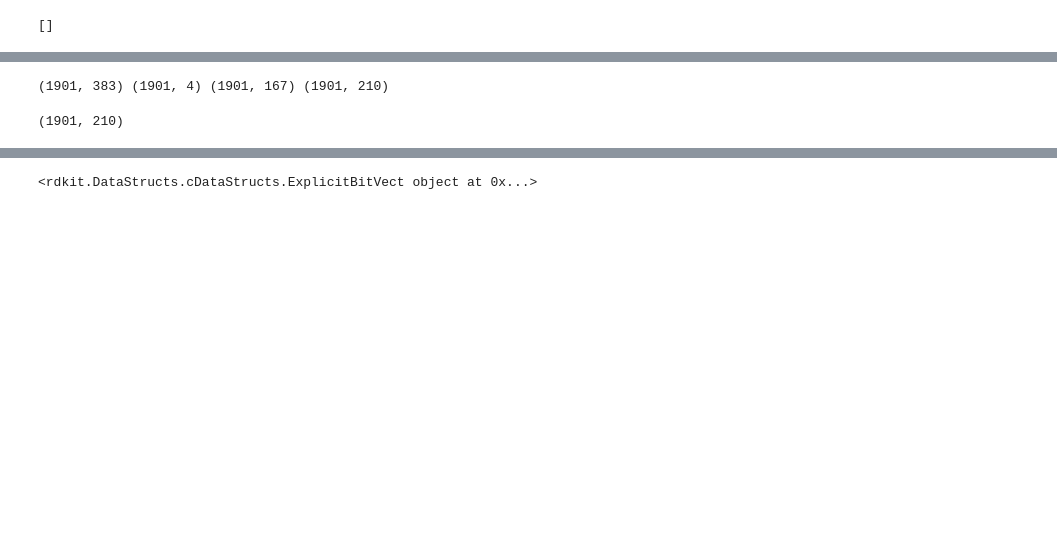
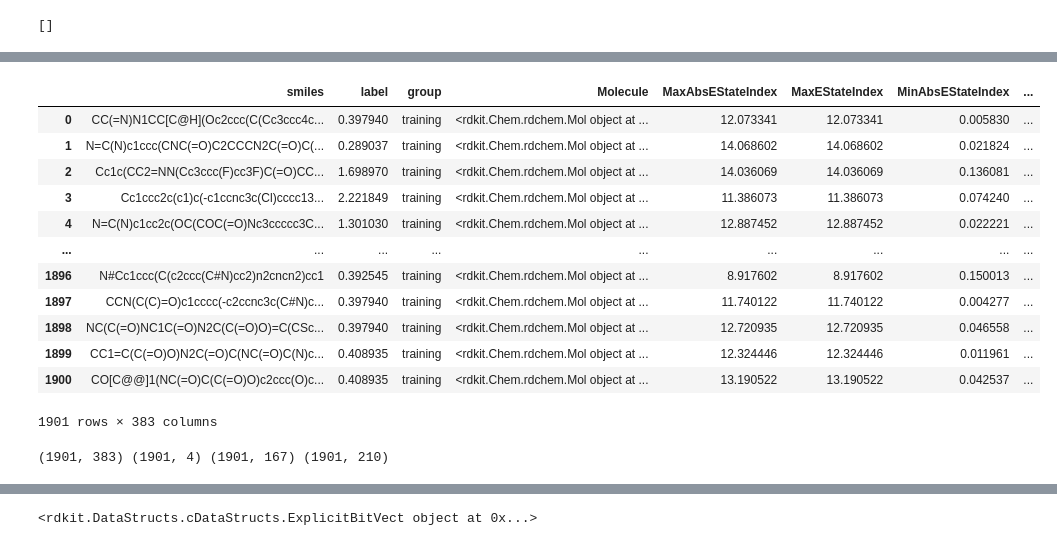
Before and after one commit to davidmandia/Bioinformatics-project---AI-, a Jupyter notebook: Project.ipynb, the cells around one changed output, grey strips where cells are left out. Drawn from its saved outputs; the diff is of its cells as text; code cells hidden in the pictures; blank space fills up the shorter version.

```diff
--- a/Project.ipynb
+++ b/Project.ipynb
@@ -115,5 +133,21 @@ fingerprints_df = pd.DataFrame(data_fu_descriptor['maccs_fingerprint_list'].to_l
 # %%
 data_fu_des_fp = pd.concat([data_fu_descriptor, fingerprints_df], axis=1)
+# %%
+data_fu_des_fp
+# %% [output]
+|  | smiles | label | group | Molecule | MaxAbsEStateIndex | MaxEStateIndex | MinAbsEStateIndex | ... |
+| 0 | CC(=N)N1CC[C@H](Oc2ccc(C(Cc3ccc4c... | 0.397940 | training | <rdkit.Chem.rdchem.Mol object at ... | 12.073341 | 12.073341 | 0.005830 | ... |
+| 1 | N=C(N)c1ccc(CNC(=O)C2CCCN2C(=O)C(... | 0.289037 | training | <rdkit.Chem.rdchem.Mol object at ... | 14.068602 | 14.068602 | 0.021824 | ... |
+| 2 | Cc1c(CC2=NN(Cc3ccc(F)cc3F)C(=O)CC... | 1.698970 | training | <rdkit.Chem.rdchem.Mol object at ... | 14.036069 | 14.036069 | 0.136081 | ... |
+| 3 | Cc1ccc2c(c1)c(-c1ccnc3c(Cl)cccc13... | 2.221849 | training | <rdkit.Chem.rdchem.Mol object at ... | 11.386073 | 11.386073 | 0.074240 | ... |
+| 4 | N=C(N)c1cc2c(OC(COC(=O)Nc3ccccc3C... | 1.301030 | training | <rdkit.Chem.rdchem.Mol object at ... | 12.887452 | 12.887452 | 0.022221 | ... |
+| ... | ... | ... | ... | ... | ... | ... | ... | ... |
+| 1896 | N#Cc1ccc(C(c2ccc(C#N)cc2)n2cncn2)cc1 | 0.392545 | training | <rdkit.Chem.rdchem.Mol object at ... | 8.917602 | 8.917602 | 0.150013 | ... |
+| 1897 | CCN(C(C)=O)c1cccc(-c2ccnc3c(C#N)c... | 0.397940 | training | <rdkit.Chem.rdchem.Mol object at ... | 11.740122 | 11.740122 | 0.004277 | ... |
+| 1898 | NC(C(=O)NC1C(=O)N2C(C(=O)O)=C(CSc... | 0.397940 | training | <rdkit.Chem.rdchem.Mol object at ... | 12.720935 | 12.720935 | 0.046558 | ... |
+| 1899 | CC1=C(C(=O)O)N2C(=O)C(NC(=O)C(N)c... | 0.408935 | training | <rdkit.Chem.rdchem.Mol object at ... | 12.324446 | 12.324446 | 0.011961 | ... |
+| 1900 | CO[C@@]1(NC(=O)C(C(=O)O)c2ccc(O)c... | 0.408935 | training | <rdkit.Chem.rdchem.Mol object at ... | 13.190522 | 13.190522 | 0.042537 | ... |
+1901 rows × 383 columns
 # %%
 # Veryfing shape
 print(data_fu_des_fp.shape, data_fu.shape, fingerprints_df.shape, descriptor_df.shape)
@@ -125,4 +155,0 @@ y = data_fu_descriptor['label']
-# %%
-X.shape
-# %% [output]
-(1901, 210)
```
Also changed, not shown: parts of 17 cells of this notebook.
